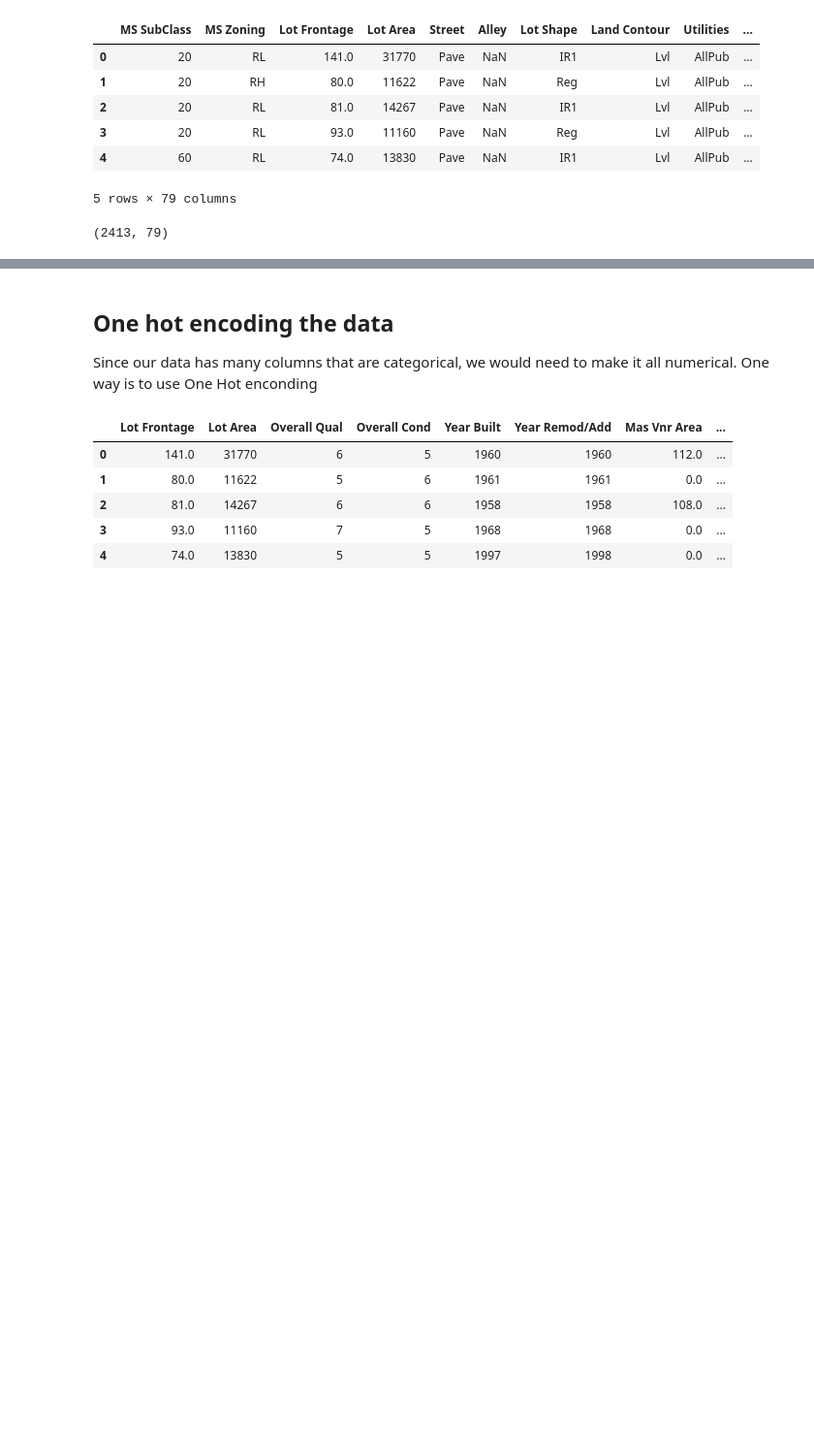
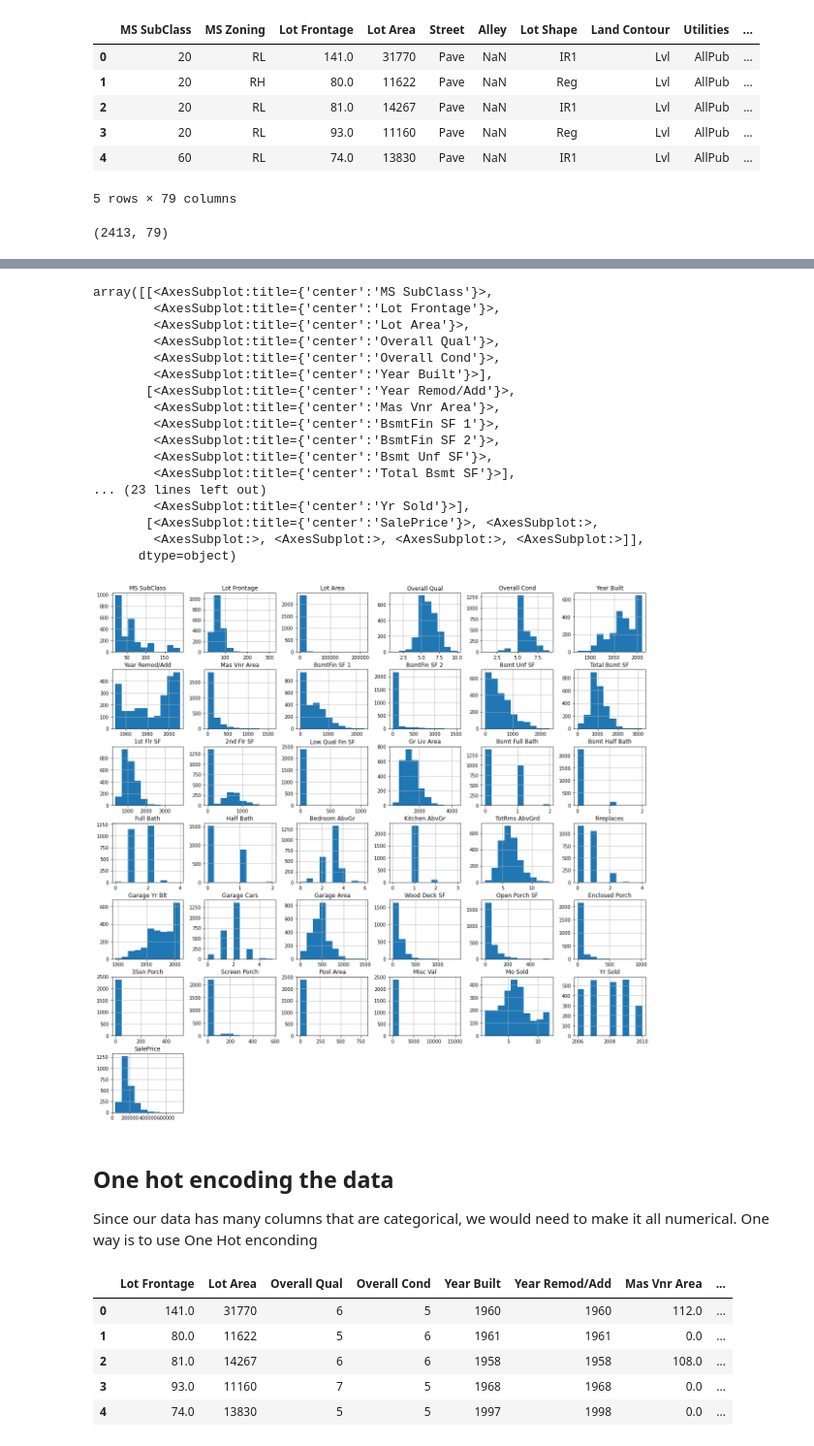
Before and after one commit to bipindr123/ML_workshop, a Jupyter notebook: workshop_demo1.ipynb, the cells around one changed output, grey strips where cells are left out. Shown: that part at 97% size. Drawn from its saved outputs; the diff is of its cells as text; code cells hidden in the pictures; blank space fills up the shorter version.

```diff
--- a/workshop_demo1.ipynb
+++ b/workshop_demo1.ipynb
@@ -100,3 +154,24 @@ dataframe.shape
+# %%
+dataframe.hist(figsize=(20,20))
+# %% [output]
+array([[<AxesSubplot:title={'center':'MS SubClass'}>,
+        <AxesSubplot:title={'center':'Lot Frontage'}>,
+        <AxesSubplot:title={'center':'Lot Area'}>,
+        <AxesSubplot:title={'center':'Overall Qual'}>,
+        <AxesSubplot:title={'center':'Overall Cond'}>,
+        <AxesSubplot:title={'center':'Year Built'}>],
+       [<AxesSubplot:title={'center':'Year Remod/Add'}>,
+        <AxesSubplot:title={'center':'Mas Vnr Area'}>,
+        <AxesSubplot:title={'center':'BsmtFin SF 1'}>,
+        <AxesSubplot:title={'center':'BsmtFin SF 2'}>,
+        <AxesSubplot:title={'center':'Bsmt Unf SF'}>,
+        <AxesSubplot:title={'center':'Total Bsmt SF'}>],
+... (23 lines left out)
+        <AxesSubplot:title={'center':'Yr Sold'}>],
+       [<AxesSubplot:title={'center':'SalePrice'}>, <AxesSubplot:>,
+        <AxesSubplot:>, <AxesSubplot:>, <AxesSubplot:>, <AxesSubplot:>]],
+      dtype=object)
+[figure, added]
 # %% [markdown]
 ## One hot encoding the data
 
```
Also changed, not shown: parts of 14 cells of this notebook.
